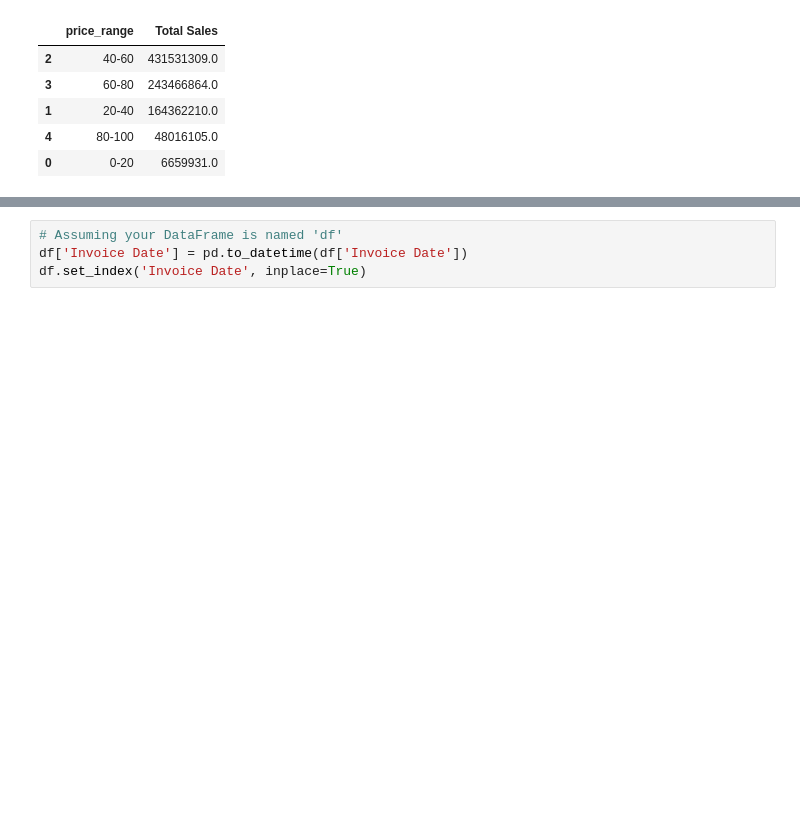
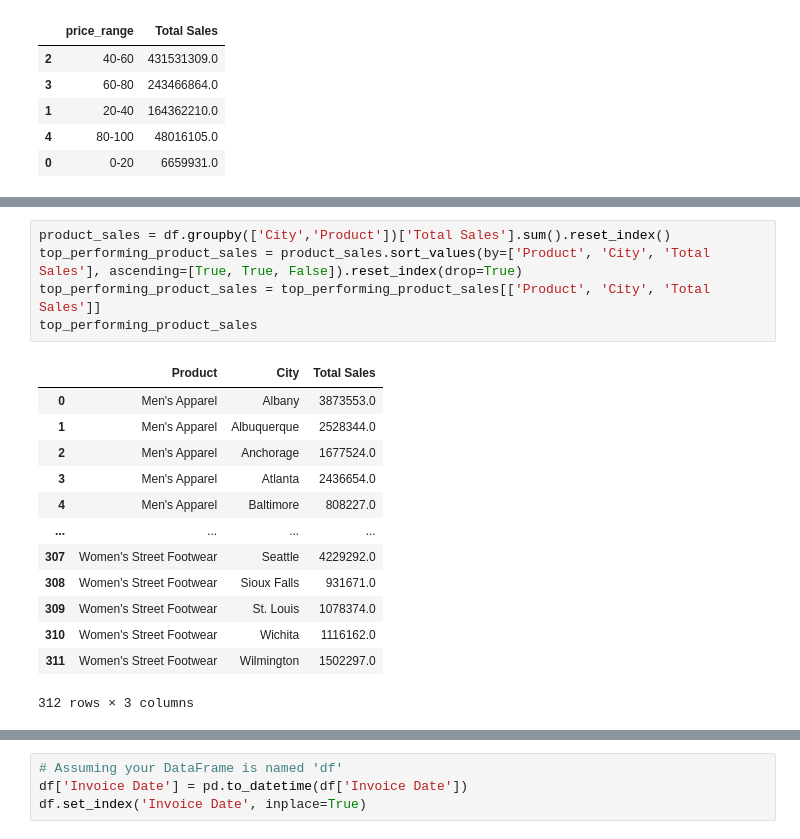
Before and after one commit to cphoenix-07/Adidas-Sales-Analysis, a Jupyter notebook: Analysis.ipynb, the cells around one changed output, grey strips where cells are left out. Saved outputs shown, nothing was run; the diff lists cells and outputs as text; blank space fills up the shorter version.

```diff
--- a/Analysis.ipynb
+++ b/Analysis.ipynb
@@ -237,0 +267,19 @@ top_performing_product_sales
+# %%
+product_sales = df.groupby(['City','Product'])['Total Sales'].sum().reset_index()
+top_performing_product_sales = product_sales.sort_values(by=['Product', 'City', 'Total Sales'], ascending=[True, True, False]).reset_index(drop=True)
+top_performing_product_sales = top_performing_product_sales[['Product', 'City', 'Total Sales']]
+top_performing_product_sales
+# %% [output]
+|  | Product | City | Total Sales |
+| 0 | Men's Apparel | Albany | 3873553.0 |
+| 1 | Men's Apparel | Albuquerque | 2528344.0 |
+| 2 | Men's Apparel | Anchorage | 1677524.0 |
+| 3 | Men's Apparel | Atlanta | 2436654.0 |
+| 4 | Men's Apparel | Baltimore | 808227.0 |
+| ... | ... | ... | ... |
+| 307 | Women's Street Footwear | Seattle | 4229292.0 |
+| 308 | Women's Street Footwear | Sioux Falls | 931671.0 |
+| 309 | Women's Street Footwear | St. Louis | 1078374.0 |
+| 310 | Women's Street Footwear | Wichita | 1116162.0 |
+| 311 | Women's Street Footwear | Wilmington | 1502297.0 |
+312 rows × 3 columns
```
Also changed, not shown: parts of 40 cells of this notebook.
